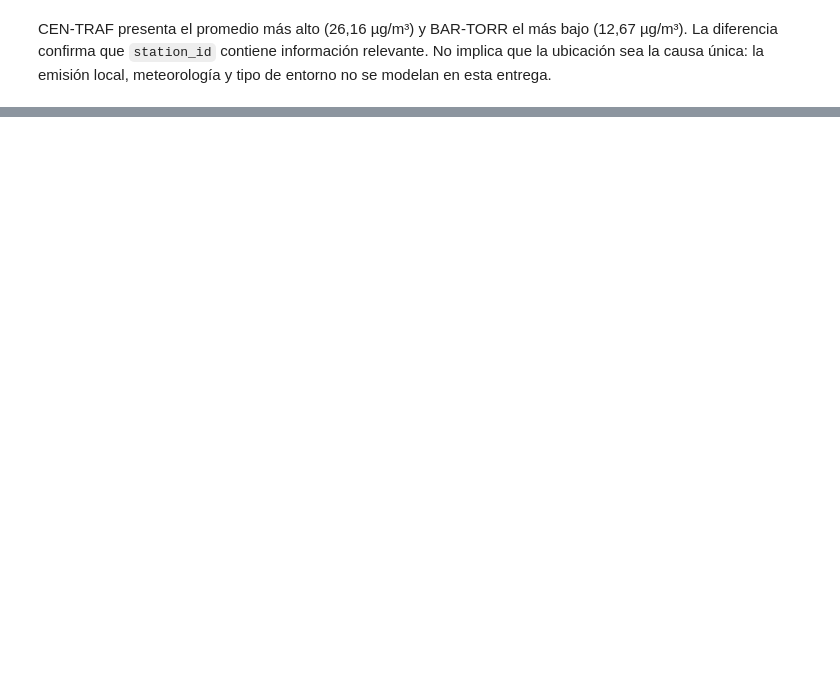
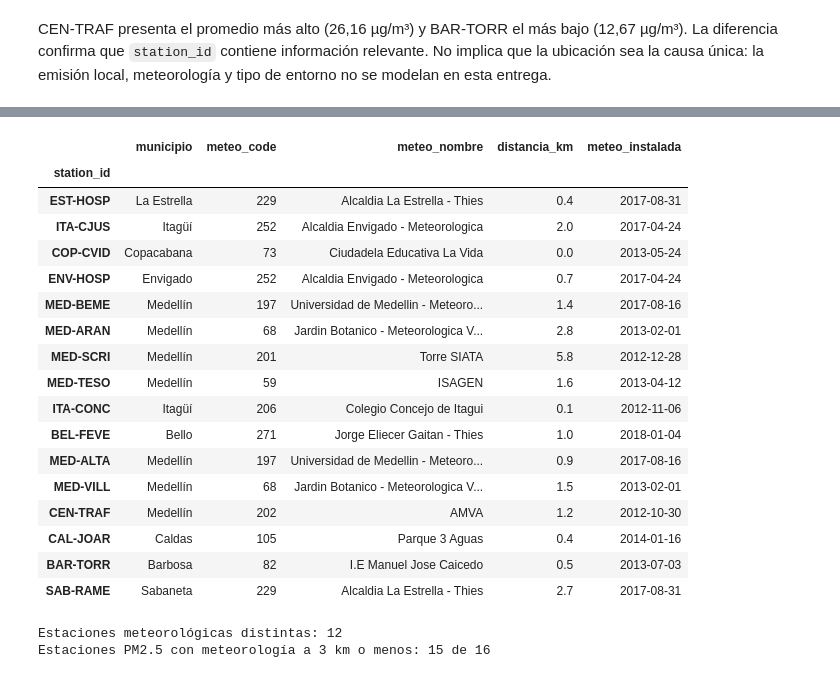
Before and after one commit to linaballesteros/air-quality-applied-ml, a Jupyter notebook: notebooks/01_eda_pm25.ipynb, the cells around one changed output, grey strips where cells are left out. Cells and saved outputs as stored; diff of their text form; code cells hidden in the pictures; blank space fills up the shorter version.

```diff
--- a/notebooks/01_eda_pm25.ipynb
+++ b/notebooks/01_eda_pm25.ipynb
@@ -446,0 +518,48 @@ Los datos permiten formular empíricamente un problema supervisado de regresión
+# %%
+air_stations = pd.read_csv(NETWORK_DIR / 'calidad_aire' / 'Estaciones_calidad_aire.tab').set_index('Nombre_Corto_Estacion')
+meteo_stations = pd.read_csv(NETWORK_DIR / 'meteorologica' / 'Estaciones_meteorologica.tab').set_index('Código')
+
+
+def haversine_km(lat1, lon1, lat2, lon2):
+    lat1, lon1, lat2, lon2 = map(np.radians, [lat1, lon1, lat2, lon2])
+    a = np.sin((lat2 - lat1) / 2) ** 2 + np.cos(lat1) * np.cos(lat2) * np.sin((lon2 - lon1) / 2) ** 2
+    return 2 * 6371 * np.arcsin(np.sqrt(a))
+
+
+matching_rows = []
+for station_id in selected_stations:
+    meteo_code = PM25_TO_METEO[station_id]
+    air, met = air_stations.loc[station_id], meteo_stations.loc[meteo_code]
+    matching_rows.append({
+        'station_id': station_id,
+        'municipio': air['Municipio'].split(' - ')[0],
+        'meteo_code': meteo_code,
+        'meteo_nombre': met['Nombre'],
+        'distancia_km': round(haversine_km(air['Latitud'], air['Longitud'], met['Latitud'], met['Longitud']), 1),
+        'meteo_instalada': met['Fecha Instalación'],
+    })
+matching = pd.DataFrame(matching_rows).set_index('station_id')
+display(matching)
+print('Estaciones meteorológicas distintas:', matching['meteo_code'].nunique())
+print('Estaciones PM2.5 con meteorología a 3 km o menos:', int((matching['distancia_km'] <= 3).sum()), 'de', len(matching))
+# %% [output]
+|  | municipio | meteo_code | meteo_nombre | distancia_km | meteo_instalada |
+| station_id |  |  |  |  |  |
+| EST-HOSP | La Estrella | 229 | Alcaldia La Estrella - Thies | 0.4 | 2017-08-31 |
+| ITA-CJUS | Itagüí | 252 | Alcaldia Envigado - Meteorologica | 2.0 | 2017-04-24 |
+| COP-CVID | Copacabana | 73 | Ciudadela Educativa La Vida | 0.0 | 2013-05-24 |
+| ENV-HOSP | Envigado | 252 | Alcaldia Envigado - Meteorologica | 0.7 | 2017-04-24 |
+| MED-BEME | Medellín | 197 | Universidad de Medellin - Meteoro... | 1.4 | 2017-08-16 |
+| MED-ARAN | Medellín | 68 | Jardin Botanico - Meteorologica V... | 2.8 | 2013-02-01 |
+| MED-SCRI | Medellín | 201 | Torre SIATA | 5.8 | 2012-12-28 |
+| MED-TESO | Medellín | 59 | ISAGEN | 1.6 | 2013-04-12 |
+| ITA-CONC | Itagüí | 206 | Colegio Concejo de Itagui | 0.1 | 2012-11-06 |
+| BEL-FEVE | Bello | 271 | Jorge Eliecer Gaitan - Thies | 1.0 | 2018-01-04 |
+| MED-ALTA | Medellín | 197 | Universidad de Medellin - Meteoro... | 0.9 | 2017-08-16 |
+| MED-VILL | Medellín | 68 | Jardin Botanico - Meteorologica V... | 1.5 | 2013-02-01 |
+| CEN-TRAF | Medellín | 202 | AMVA | 1.2 | 2012-10-30 |
+| CAL-JOAR | Caldas | 105 | Parque 3 Aguas | 0.4 | 2014-01-16 |
+| BAR-TORR | Barbosa | 82 | I.E Manuel Jose Caicedo | 0.5 | 2013-07-03 |
+| SAB-RAME | Sabaneta | 229 | Alcaldia La Estrella - Thies | 2.7 | 2017-08-31 |
+Estaciones meteorológicas distintas: 12
+Estaciones PM2.5 con meteorología a 3 km o menos: 15 de 16
```
Also changed, not shown: parts of 40 cells of this notebook.
